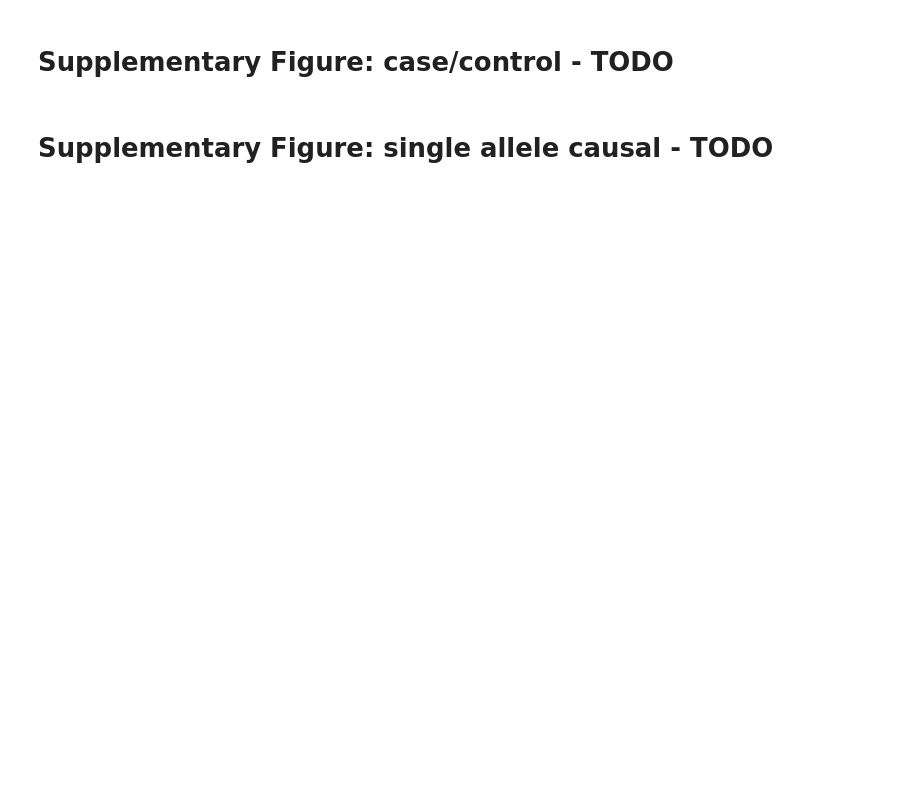
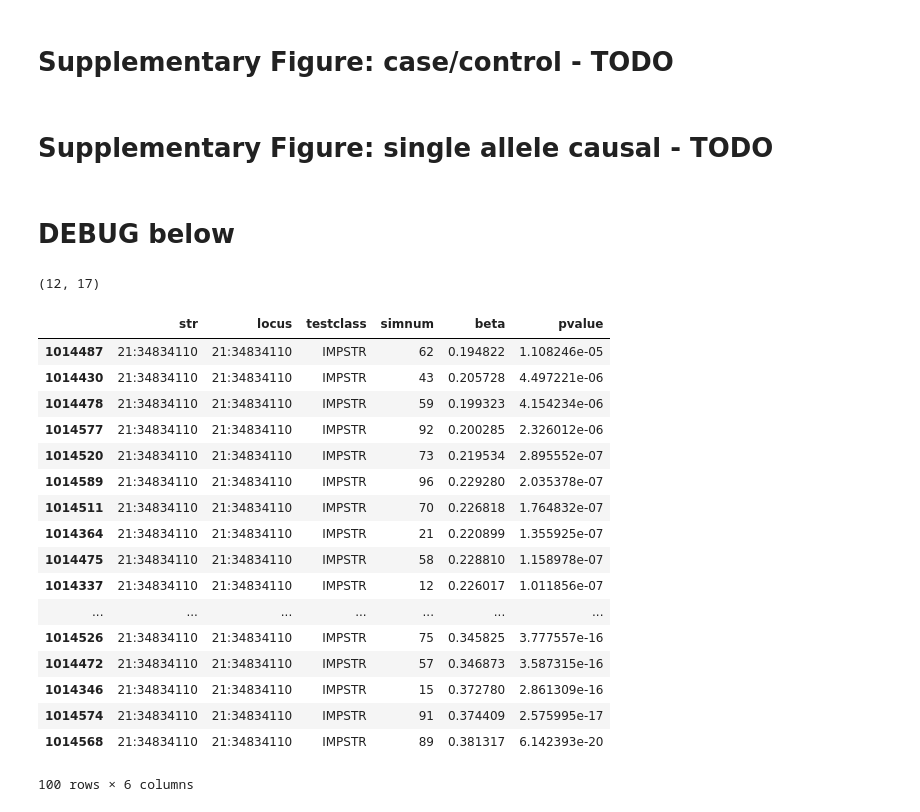
Before and after one commit to gymreklab/ssc-imputation, a Jupyter notebook: haplotype_paper/Figures/Figure4_GWASPower.ipynb, the cells around one changed output. Cells and saved outputs as stored; diff of their text form; code cells hidden in the pictures; blank space fills up the shorter version.

```diff
--- a/haplotype_paper/Figures/Figure4_GWASPower.ipynb
+++ b/haplotype_paper/Figures/Figure4_GWASPower.ipynb
@@ -159,3 +179,31 @@ g.ax_joint.axhline(y=0, linestyle="dashed", color="gray")
 # Supplementary Figure: case/control - TODO
 # %% [markdown]
 # Supplementary Figure: single allele causal  - TODO
+# %% [markdown]
+# DEBUG below
+# %%
+ldata.shape
+# %% [output]
+(12, 17)
+# %%
+#assoc[(assoc["str"]=="21:29968086") & (assoc["testclass"]=="SNP")]["pvalue"]
+assoc[(assoc["str"]=="21:34834110") & (assoc["testclass"]=="IMPSTR")].sort_values("pvalue", ascending=False)
+# %% [output]
+|  | str | locus | testclass | simnum | beta | pvalue |
+| 1014487 | 21:34834110 | 21:34834110 | IMPSTR | 62 | 0.194822 | 1.108246e-05 |
+| 1014430 | 21:34834110 | 21:34834110 | IMPSTR | 43 | 0.205728 | 4.497221e-06 |
+| 1014478 | 21:34834110 | 21:34834110 | IMPSTR | 59 | 0.199323 | 4.154234e-06 |
+| 1014577 | 21:34834110 | 21:34834110 | IMPSTR | 92 | 0.200285 | 2.326012e-06 |
+| 1014520 | 21:34834110 | 21:34834110 | IMPSTR | 73 | 0.219534 | 2.895552e-07 |
+| 1014589 | 21:34834110 | 21:34834110 | IMPSTR | 96 | 0.229280 | 2.035378e-07 |
+| 1014511 | 21:34834110 | 21:34834110 | IMPSTR | 70 | 0.226818 | 1.764832e-07 |
+| 1014364 | 21:34834110 | 21:34834110 | IMPSTR | 21 | 0.220899 | 1.355925e-07 |
+| 1014475 | 21:34834110 | 21:34834110 | IMPSTR | 58 | 0.228810 | 1.158978e-07 |
+| 1014337 | 21:34834110 | 21:34834110 | IMPSTR | 12 | 0.226017 | 1.011856e-07 |
+| ... | ... | ... | ... | ... | ... | ... |
+| 1014526 | 21:34834110 | 21:34834110 | IMPSTR | 75 | 0.345825 | 3.777557e-16 |
+| 1014472 | 21:34834110 | 21:34834110 | IMPSTR | 57 | 0.346873 | 3.587315e-16 |
+| 1014346 | 21:34834110 | 21:34834110 | IMPSTR | 15 | 0.372780 | 2.861309e-16 |
+| 1014574 | 21:34834110 | 21:34834110 | IMPSTR | 91 | 0.374409 | 2.575995e-17 |
+| 1014568 | 21:34834110 | 21:34834110 | IMPSTR | 89 | 0.381317 | 6.142393e-20 |
+100 rows × 6 columns
```
Also changed, not shown: parts of 9 cells of this notebook, 4 other files.
